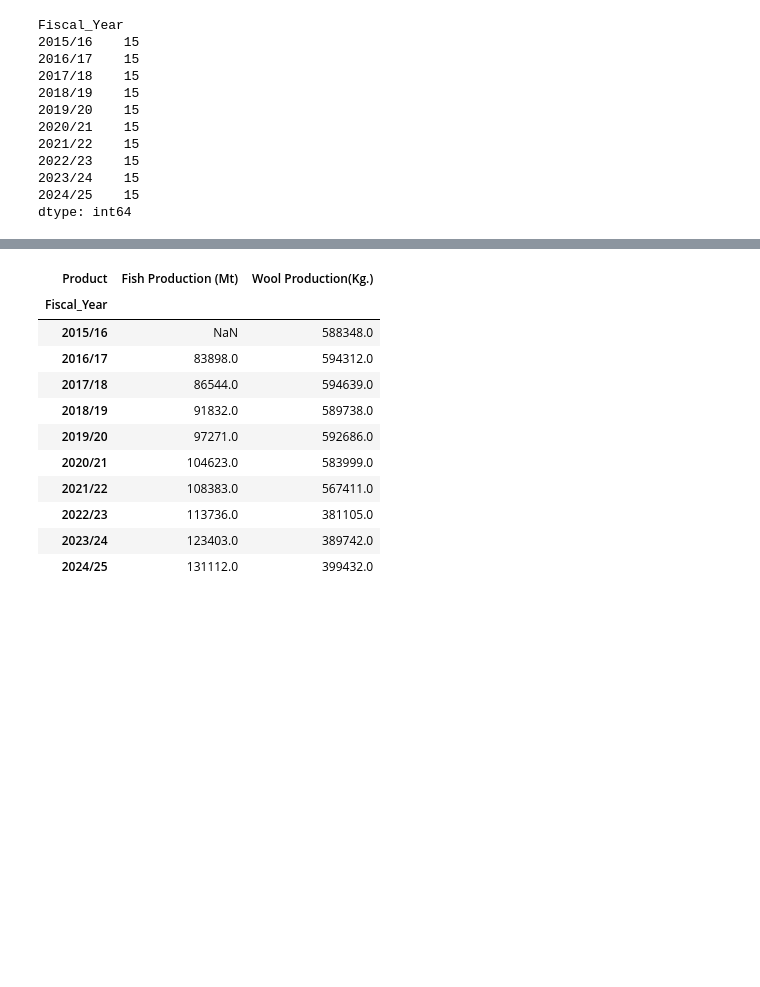
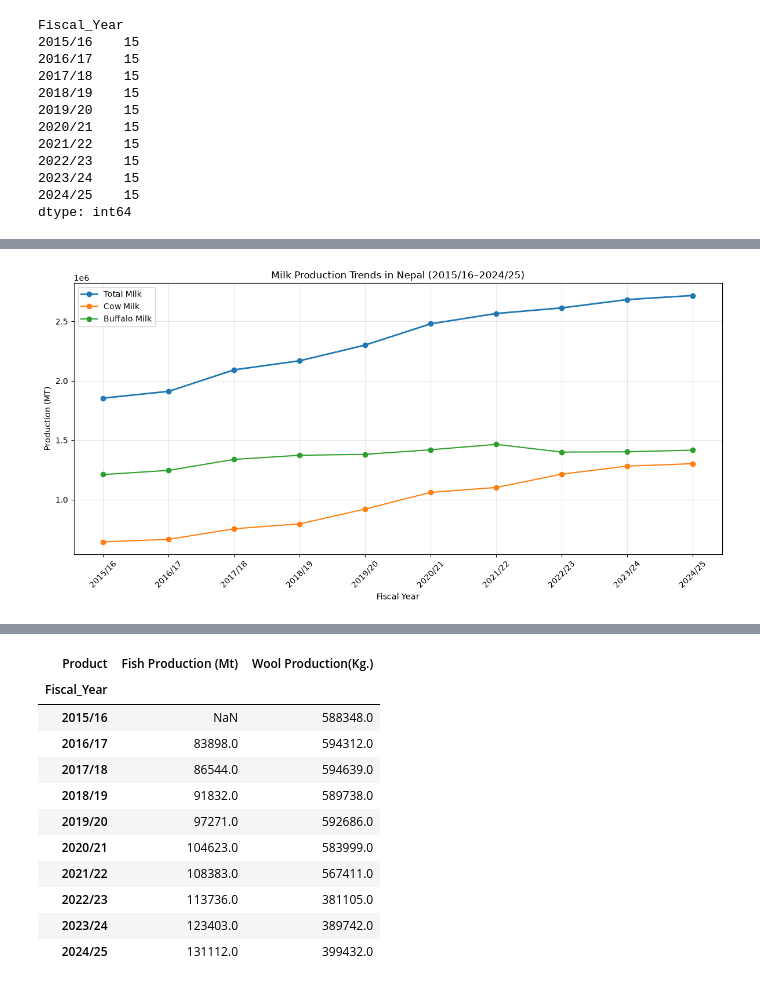
Before and after one commit to Srijan0113/Nepal_Agriculture_Analysis, a Jupyter notebook: Python/02_Livestock_Analysis.ipynb, the cells around one changed output, grey strips where cells are left out. Drawn from its saved outputs; the diff is of its cells as text; code cells hidden in the pictures; blank space fills up the shorter version.

Commit message:
Updated livestock analysis.

```diff
--- a/Python/02_Livestock_Analysis.ipynb
+++ b/Python/02_Livestock_Analysis.ipynb
@@ -387,0 +358,18 @@ display(
+# %%
+milk_products = [
+    "Milk Production (Mt.)",
+    "Cow Milk (Mt.)",
+    "Buff. Milk (Mt.)"
+]
+
+milk_df = livestock_products_df[
+    livestock_products_df["Product"].isin(milk_products)
+].copy()
+
+milk_pivot = milk_df.pivot(
+    index="Fiscal_Year",
+    columns="Product",
+    values="Value"
+)
+
+display(milk_pivot)
@@ -387,0 +389,35 @@ display(
+# %%
+plt.figure(figsize=(12, 6))
+
+plt.plot(
+    milk_pivot.index,
+    milk_pivot["Milk Production (Mt.)"],
+    marker="o",
+    linewidth=2,
+    label="Total Milk"
+)
+
+plt.plot(
+    milk_pivot.index,
+    milk_pivot["Cow Milk (Mt.)"],
+    marker="o",
+    label="Cow Milk"
+)
+
+plt.plot(
+    milk_pivot.index,
+    milk_pivot["Buff. Milk (Mt.)"],
+    marker="o",
+    label="Buffalo Milk"
+)
+
+plt.title("Milk Production Trends in Nepal (2015/16–2024/25)")
+plt.xlabel("Fiscal Year")
+plt.ylabel("Production (MT)")
+plt.xticks(rotation=45)
+plt.legend()
+plt.grid(alpha=0.3)
+plt.tight_layout()
+plt.show()
+# %% [output]
+[figure, added]
```
Also changed, not shown: parts of 10 cells of this notebook.
